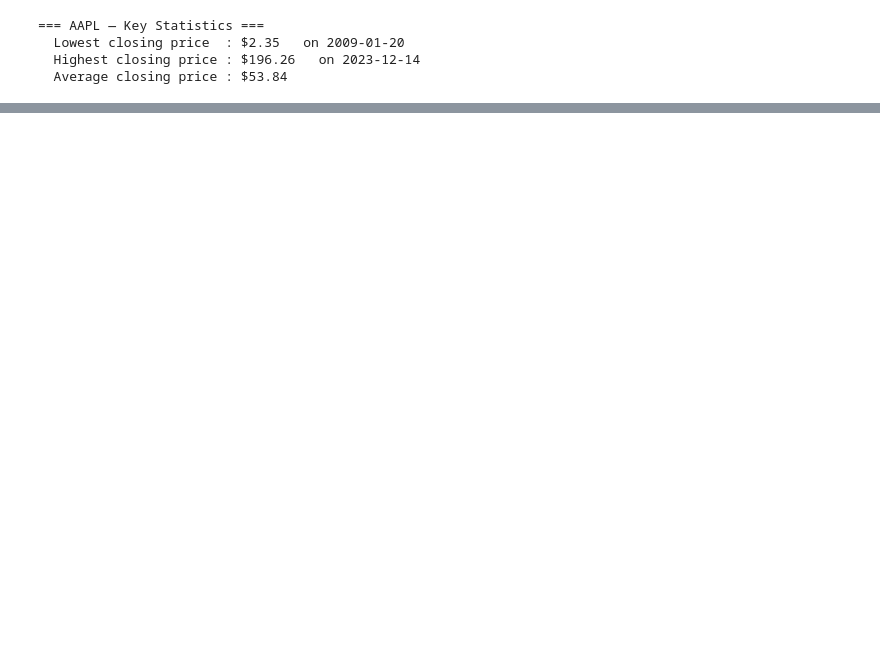
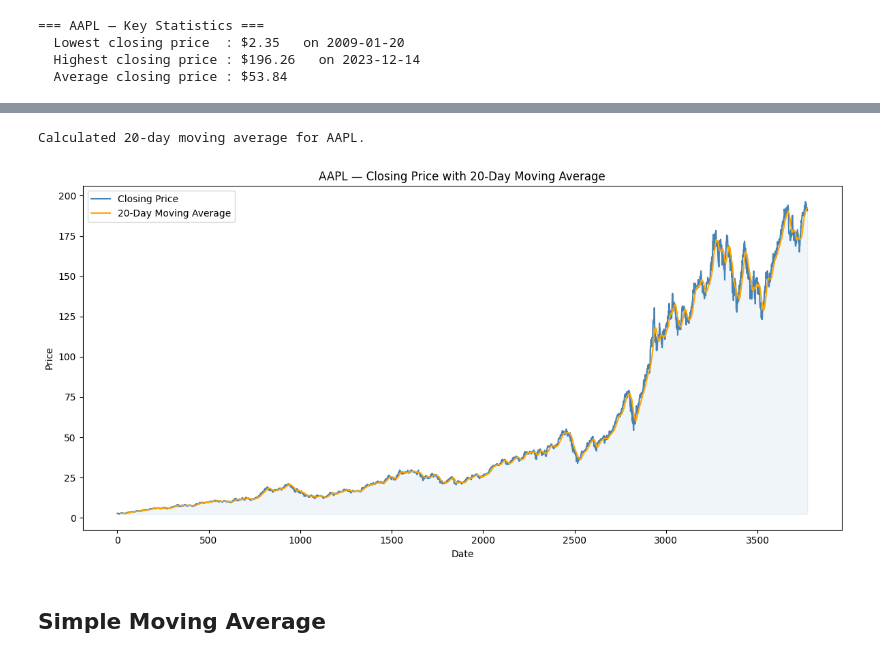
Before and after one commit to Rakeb-sys/news-sentiment-analysis, a Jupyter notebook: notebooks/AAPL_eda.ipynb, the cells around one changed output, grey strips where cells are left out. Cells and saved outputs as stored; diff of their text form; code cells hidden in the pictures; blank space fills up the shorter version.

```diff
--- a/notebooks/AAPL_eda.ipynb
+++ b/notebooks/AAPL_eda.ipynb
@@ -125,0 +134,37 @@ df = plot_closing_price(df, data_name)
+# %%
+# === INTERPRETATION (auto-generated from actual data) ===
+df['SMA_20'] = df['Close'].rolling(window=20).mean()
+# How many days was price above vs below the SMA?
+valid        = df.dropna(subset=['SMA_20'])   # drop the first 19 rows with no SMA yet
+above_sma    = (valid['Close'] > valid['SMA_20']).sum()
+below_sma    = (valid['Close'] <= valid['SMA_20']).sum()
+pct_above    = above_sma / len(valid) * 100
+
+last_close   = valid['Close'].iloc[-1]
+last_sma     = valid['SMA_20'].iloc[-1]
+current_pos  = 'ABOVE' if last_close > last_sma else 'BELOW'
+gap_pct      = abs((last_close - last_sma) / last_sma * 100)
+
+print('WHAT THE MOVING AVERAGE TELLS US')
+print('=' * 50)
+print(f'  Days price was ABOVE the 20-day SMA : {above_sma}  ({pct_above:.0f}% of the time)')
+print(f'  Days price was BELOW the 20-day SMA : {below_sma}  ({100-pct_above:.0f}% of the time)')
+print()
+print(f'  Last close  : ${last_close:.2f}')
+print(f'  SMA 20 now  : ${last_sma:.2f}')
+print(f'  Price is currently {current_pos} the average by {gap_pct:.1f}%')
+print()
+if pct_above > 60:
+    print(f'  -> AAPL spent most of this period above its 20-day average.')
+    print(f'     This is a sign of sustained positive momentum — buyers were generally in control.')
+elif pct_above > 40:
+    print(f'  -> Price moved back and forth around the average.')
+    print(f'     The market was indecisive — no clear dominant trend.')
+else:
+    print(f'  -> AAPL spent most of this period below its 20-day average.')
+    print(f'     This signals sustained selling pressure during the period.')
+print()
+if current_pos == 'ABOVE':
+    print(f'  -> At the end of the period: price is above the SMA — short-term trend is UP.')
+else:
+    print(f'  -> At the end of the period: price is below the SMA — short-term trend is DOWN.')
@@ -125,0 +185,5 @@ df = plot_closing_price(df, data_name)
+# %%
+# Simple Moving Averages
+df['SMA_20'] = talib.SMA(df['Close'], timeperiod=20)
+print ('Calculated 20-day simple moving averages using TA-Lib.')
+df['SMA_20'].head(-5)
@@ -125,0 +204,7 @@ df = plot_closing_price(df, data_name)
+# %%
+df = moving_average(df, data_name)
+# %% [output]
+Calculated 20-day moving average for AAPL.
+[figure, added]
+# %% [markdown]
+## Simple Moving Average
```
Also changed, not shown: parts of 38 cells of this notebook, 2 other files.
